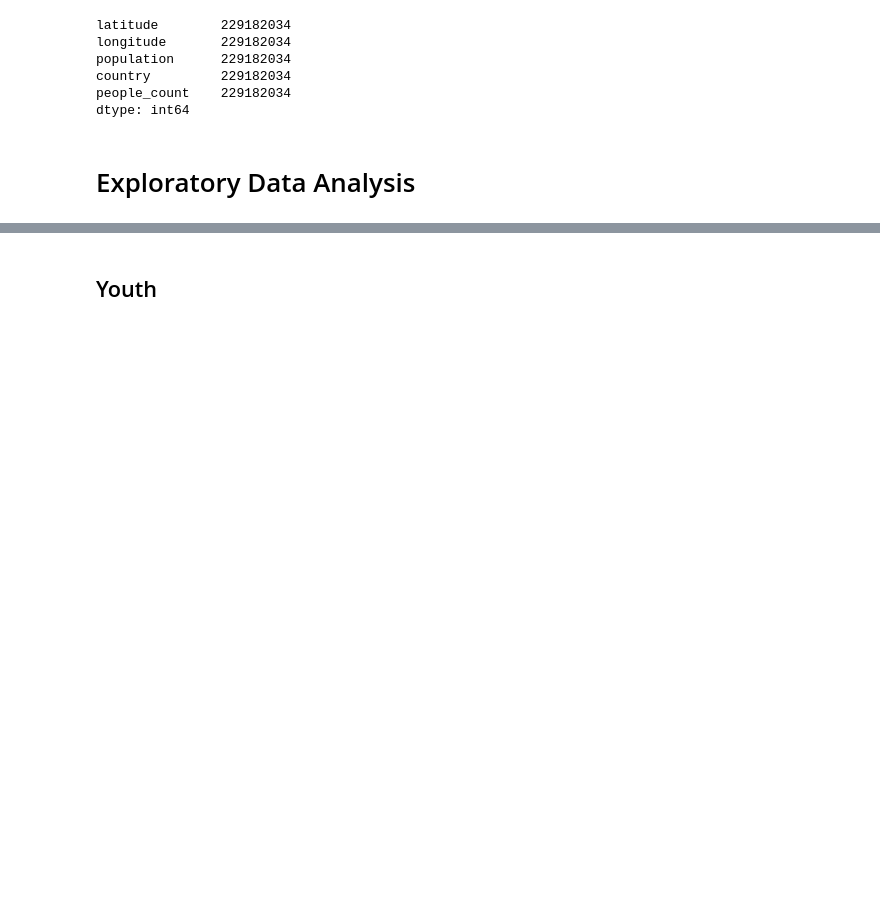
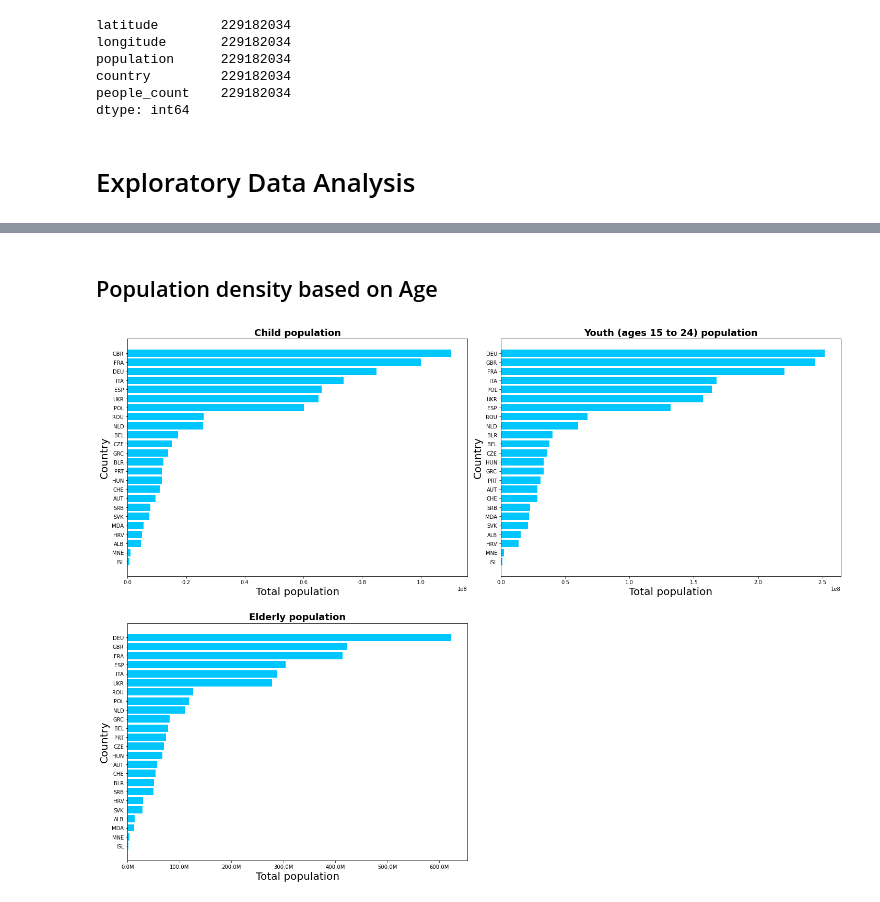
Before and after one commit to abeljoshua20/Population-Density-Analysis, a Jupyter notebook: MP2_Abel Europe.ipynb, the cells around one changed output, grey strips where cells are left out. Cells and saved outputs as stored; diff of their text form; code cells hidden in the pictures; blank space fills up the shorter version.

Commit message:
Graph for child, youth, elderly done

```diff
--- a/MP2_Abel Europe.ipynb
+++ b/MP2_Abel Europe.ipynb
@@ -260,2 +236,0 @@ warnings.filterwarnings('ignore')
-# %% [markdown]
-## Youth
@@ -280,0 +237,50 @@ warnings.filterwarnings('ignore')
+# %% [markdown]
+## Population density based on Age
+# %%
+total_pop_child = df_child.groupby(['country']).people_count.sum().compute()
+total_pop_child.sort_values(inplace=True)
+total_pop_youth = df_youth.groupby(['country']).people_count.sum().compute()
+total_pop_youth.sort_values(inplace=True)
+total_pop_elder = df_elder.groupby(['country']).people_count.sum().compute()
+total_pop_elder.sort_values(inplace=True)
+# %%
+plt.figure(figsize=(20, 15))
+
+ax0 = plt.subplot(221)
+ax1 = plt.subplot(222)
+ax2 = plt.subplot(223)
+
+y_child = total_pop_child.index
+x_child = total_pop_child.values
+
+y_youth = total_pop_youth.index
+x_youth = total_pop_youth.values
+
+y_elder = total_pop_elder.index
+x_elder = total_pop_elder.values
+
+# Plot data
+ax0.barh(y_child, x_child)
+ax0.set_title('Child population')
+ax0.set_ylabel('Country')
+ax0.set_xlabel('Total population')
+
+ax1.barh(y_youth, x_youth)
+ax1.set_title('Youth (ages 15 to 24) population')
+ax1.set_ylabel('Country')
+ax1.set_xlabel('Total population')
+
+ax2.barh(y_elder, x_elder)
+ax2.set_title('Elderly population')
+ax2.set_ylabel('Country')
+ax2.set_xlabel('Total population')
+
+# Change ticks
+xlabels = [f'{x:.1f}M' for x in ax.get_xticks()/1e6]
+ax.set_xticklabels(xlabels)
+
+plt.tight_layout(h_pad=3)
+plt.show()
+warnings.filterwarnings('ignore')
+# %% [output]
+[figure, added]
```
Also changed, not shown: parts of 5 cells of this notebook.
